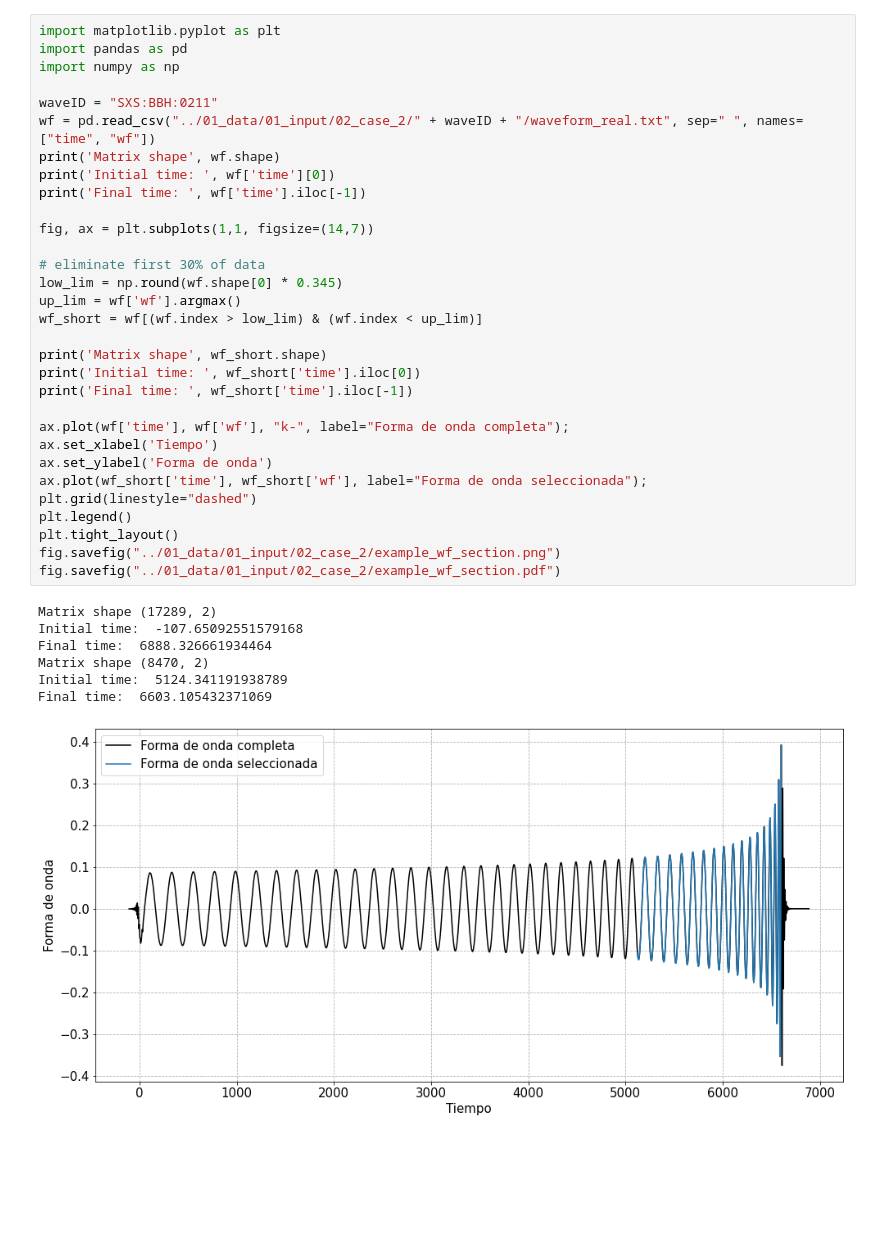
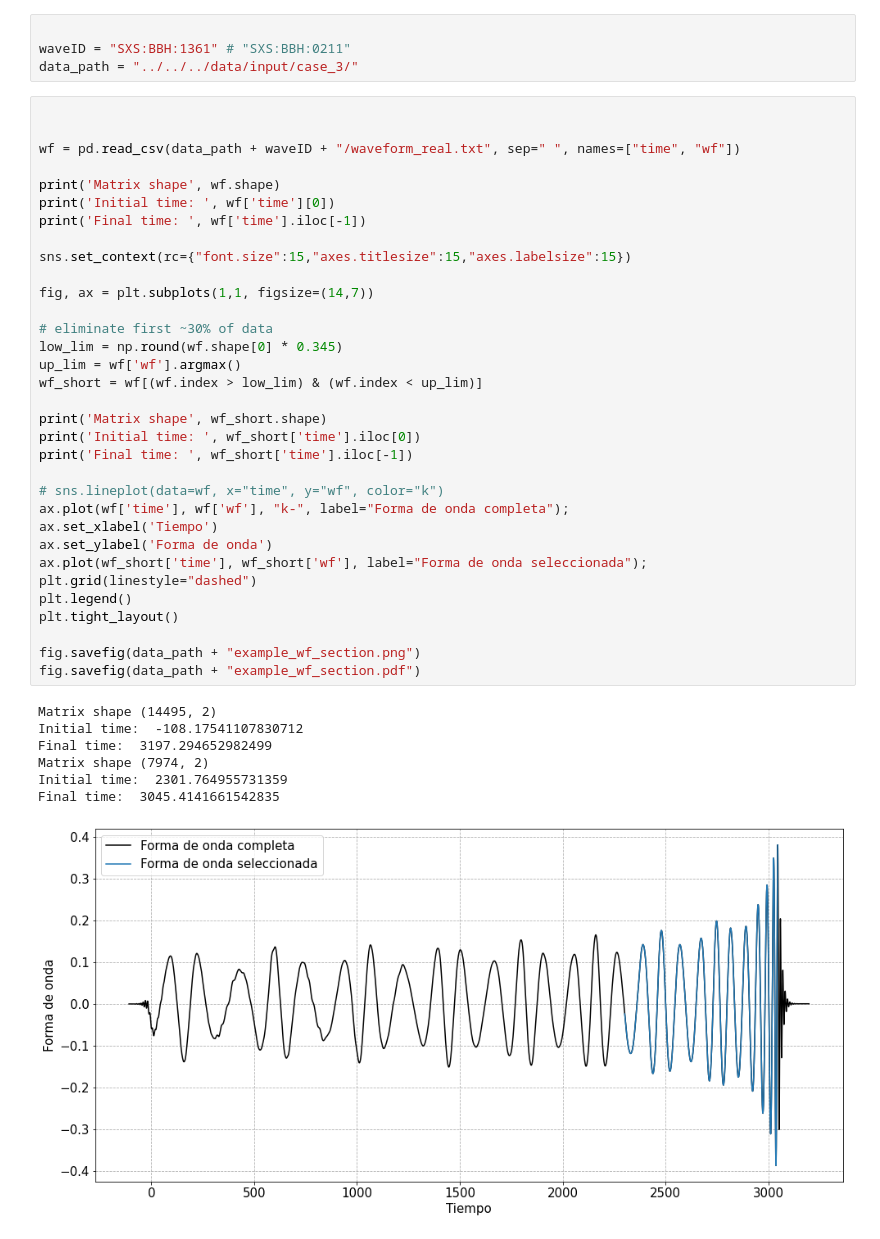
Before and after one commit to rubenbalbastre/pinn-gravitational-waves, a Jupyter notebook: src/processing/data_exploration/exploration_wf.ipynb, the cells around one changed output. Saved outputs shown, nothing was run; the diff lists cells and outputs as text; blank space fills up the shorter version.

Commit message:
data exploration

```diff
--- a/src/processing/data_exploration/exploration_wf.ipynb
+++ b/src/processing/data_exploration/exploration_wf.ipynb
@@ -1,39 +10,45 @@
+# %%
+
+waveID = "SXS:BBH:1361" # "SXS:BBH:0211"
+data_path = "../../../data/input/case_3/"
 # %%
-import matplotlib.pyplot as plt
-import pandas as pd
-import numpy as np
 
-waveID = "SXS:BBH:0211"
-wf = pd.read_csv("../01_data/01_input/02_case_2/" + waveID + "/waveform_real.txt", sep=" ", names=["time", "wf"])
+
+wf = pd.read_csv(data_path + waveID + "/waveform_real.txt", sep=" ", names=["time", "wf"])
+
 print('Matrix shape', wf.shape)
 print('Initial time: ', wf['time'][0])
 print('Final time: ', wf['time'].iloc[-1])
 
+sns.set_context(rc={"font.size":15,"axes.titlesize":15,"axes.labelsize":15})
+
 fig, ax = plt.subplots(1,1, figsize=(14,7))
 
-# eliminate first 30% of data
+# eliminate first ~30% of data
 low_lim = np.round(wf.shape[0] * 0.345)
 up_lim = wf['wf'].argmax()
 wf_short = wf[(wf.index > low_lim) & (wf.index < up_lim)]
 
 print('Matrix shape', wf_short.shape)
 print('Initial time: ', wf_short['time'].iloc[0])
 print('Final time: ', wf_short['time'].iloc[-1])
 
+# sns.lineplot(data=wf, x="time", y="wf", color="k")
 ax.plot(wf['time'], wf['wf'], "k-", label="Forma de onda completa");
 ax.set_xlabel('Tiempo')
 ax.set_ylabel('Forma de onda')
 ax.plot(wf_short['time'], wf_short['wf'], label="Forma de onda seleccionada");
 plt.grid(linestyle="dashed")
 plt.legend()
 plt.tight_layout()
-fig.savefig("../01_data/01_input/02_case_2/example_wf_section.png")
-fig.savefig("../01_data/01_input/02_case_2/example_wf_section.pdf")
+
+fig.savefig(data_path + "example_wf_section.png")
+fig.savefig(data_path + "example_wf_section.pdf")
 # %% [output]
-Matrix shape (17289, 2)
-Initial time:  -107.65092551579168
-Final time:  6888.326661934464
-Matrix shape (8470, 2)
-Initial time:  5124.341191938789
-Final time:  6603.105432371069
+Matrix shape (14495, 2)
+Initial time:  -108.17541107830712
+Final time:  3197.294652982499
+Matrix shape (7974, 2)
+Initial time:  2301.764955731359
+Final time:  3045.4141661542835
-[figure, old version]
+[figure, new version]
```
Also changed, not shown: parts of 7 cells of this notebook, 1 other file.
